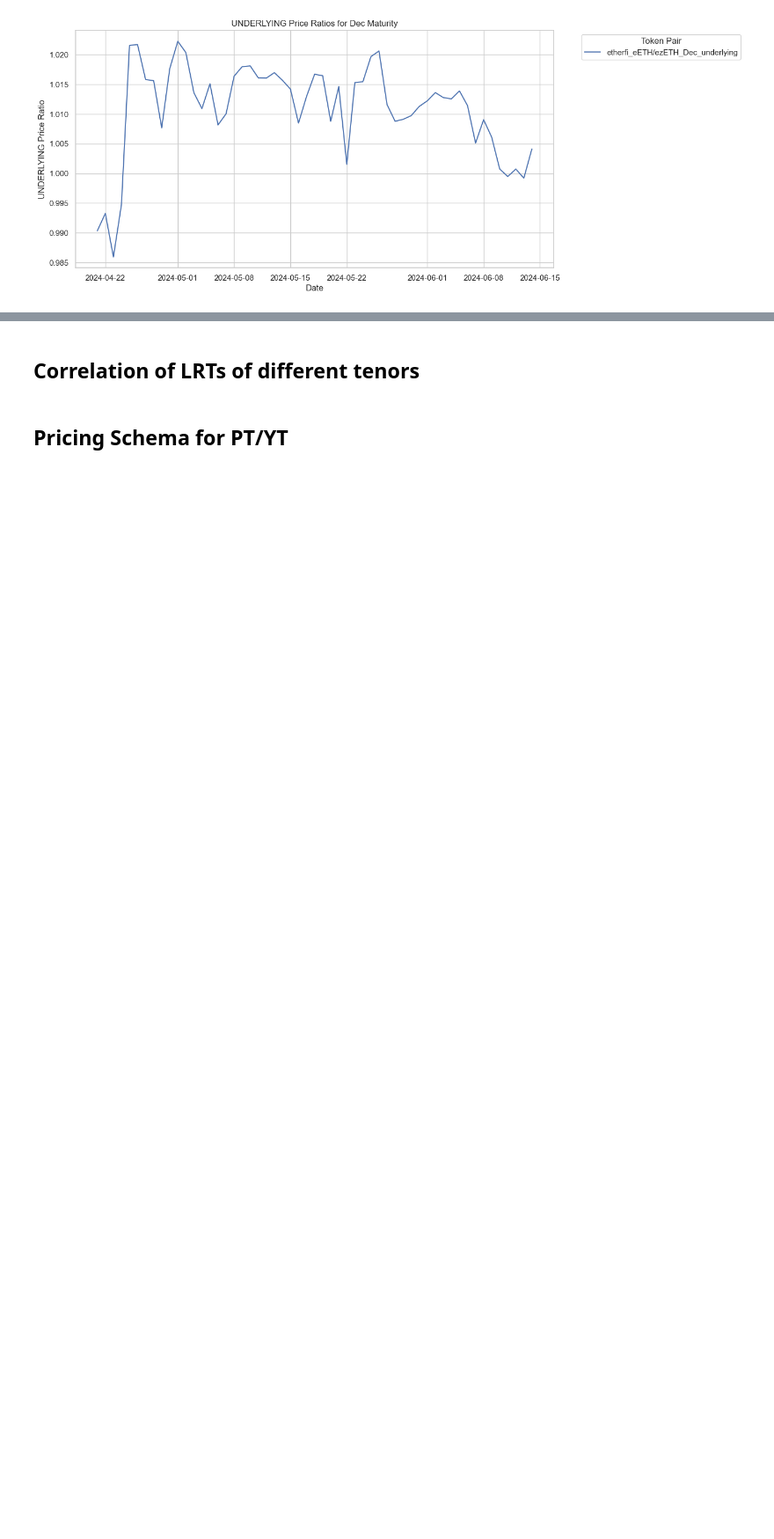
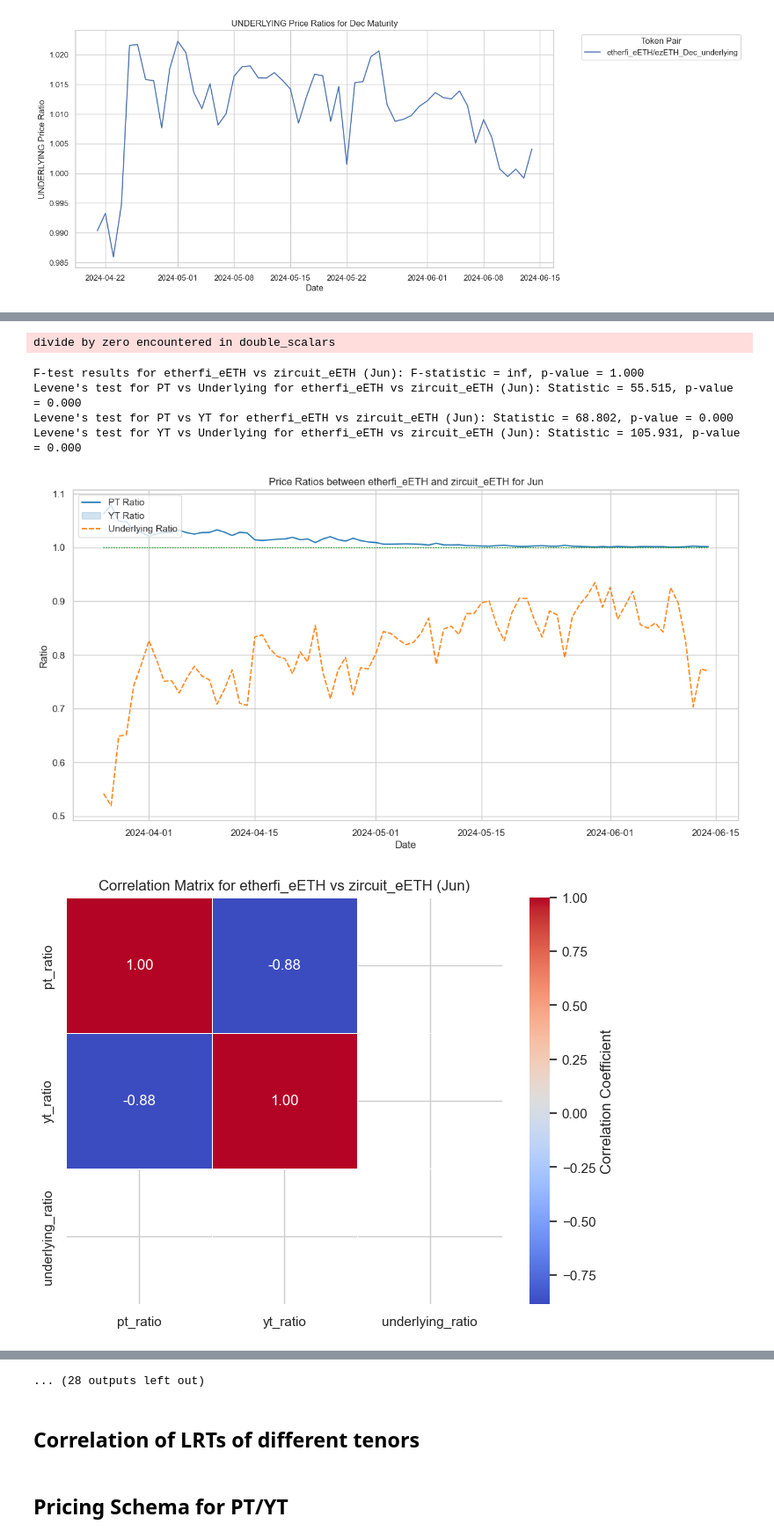
Before and after one commit to farischaudhry/pendle-analysis, a Jupyter notebook: lrt-analysis.ipynb, the cells around one changed output, grey strips where cells are left out. Shown at 88% size. Saved outputs shown, nothing was run; the diff lists cells and outputs as text; code cells hidden in the pictures; blank space fills up the shorter version.

Commit message:
price ratios

```diff
--- a/lrt-analysis.ipynb
+++ b/lrt-analysis.ipynb
@@ -372,0 +322,60 @@ if not all_ratios_dec_df.empty:
+# %%
+import scipy.stats as stats
+
+# Function to calculate F-test for equal variances
+def test_variances(df, col1, col2):
+    var1 = np.var(df[col1], ddof=1)  # Variance of first sample
+    var2 = np.var(df[col2], ddof=1)  # Variance of second sample
+    f = var1 / var2  # F statistic
+    df1 = len(df[col1]) - 1  # Degrees of freedom for first sample
+    df2 = len(df[col2]) - 1  # Degrees of freedom for second sample
+    p_value = stats.f.cdf(f, df1, df2) if var1 >= var2 else stats.f.cdf(1/f, df2, df1)
+    return f, p_value
+
+# Iterate over each maturity to compare tokens
+for maturity in maturities:
+    available_tokens = [token for token in tokens if maturity in tokens[token]]
+    token_pairs = combinations(available_tokens, 2)
+
+    for token1, token2 in token_pairs:
+        df1 = tokens[token1][maturity]
+        df2 = tokens[token2][maturity]
+        ratios = calculate_price_ratios(df1, df2, token1, token2, maturity)
+
+        # Calculate F-test for PT Ratio and Underlying Ratio
+        f_stat, p_val = test_variances(ratios, 'pt_ratio', 'underlying_ratio')
+        print(f'F-test results for {token1} vs {token2} ({maturity}): F-statistic = {f_stat:.3f}, p-value = {p_val:.3f}')
+
+        # Calculate Levene's test for PT Ratio, YT Ratio, and Underlying Ratio
+        levene_stat_pt_underlying, levene_p_val_pt_underlying = test_variances_levene(ratios, 'pt_ratio', 'underlying_ratio')
+        levene_stat_pt_yt, levene_p_val_pt_yt = test_variances_levene(ratios, 'pt_ratio', 'yt_ratio')
+        levene_stat_yt_underlying, levene_p_val_yt_underlying = test_variances_levene(ratios, 'yt_ratio', 'underlying_ratio')
+
+        # Print results
+        print(f'Levene\'s test for PT vs Underlying for {token1} vs {token2} ({maturity}): Statistic = {levene_stat_pt_underlying:.3f}, p-value = {levene_p_val_pt_underlying:.3f}')
+        print(f'Levene\'s test for PT vs YT for {token1} vs {token2} ({maturity}): Statistic = {levene_stat_pt_yt:.3f}, p-value = {levene_p_val_pt_yt:.3f}')
+        print(f'Levene\'s test for YT vs Underlying for {token1} vs {token2} ({maturity}): Statistic = {levene_stat_yt_underlying:.3f}, p-value = {levene_p_val_yt_underlying:.3f}')
+
+        # Plotting all ratios for this token pair and maturity
+        plt.figure(figsize=(14, 7))
+        sns.lineplot(data=ratios, palette="tab10")
+        plt.title(f'Price Ratios between {token1} and {token2} for {maturity}')
+        plt.xlabel('Date')
+        plt.ylabel('Ratio')
+        plt.legend(['PT Ratio', 'YT Ratio', 'Underlying Ratio'], loc='upper left')
+        plt.show()
+
+        # Calculate and plot correlation matrix
+        correlation_matrix = ratios.corr()
+        plt.figure(figsize=(8, 6))
+        sns.heatmap(correlation_matrix, annot=True, cmap='coolwarm', fmt=".2f", linewidths=.5, cbar_kws={'label': 'Correlation Coefficient'})
+        plt.title(f'Correlation Matrix for {token1} vs {token2} ({maturity})')
+        plt.show()
+# %% [output]
+divide by zero encountered in double_scalars
+F-test results for etherfi_eETH vs zircuit_eETH (Jun): F-statistic = inf, p-value = 1.000
+Levene's test for PT vs Underlying for etherfi_eETH vs zircuit_eETH (Jun): Statistic = 55.515, p-value = 0.000
+Levene's test for PT vs YT for etherfi_eETH vs zircuit_eETH (Jun): Statistic = 68.802, p-value = 0.000
+Levene's test for YT vs Underlying for etherfi_eETH vs zircuit_eETH (Jun): Statistic = 105.931, p-value = 0.000
+[figure, added]
+[figure, added]
@@ -373,3 +399,4 @@ if not all_ratios_dec_df.empty:
+... (28 outputs left out)
 # %% [markdown]
 ## Correlation of LRTs of different tenors
 # %% [markdown]
```
Also changed, not shown: parts of 6 cells of this notebook, 1 other file.
